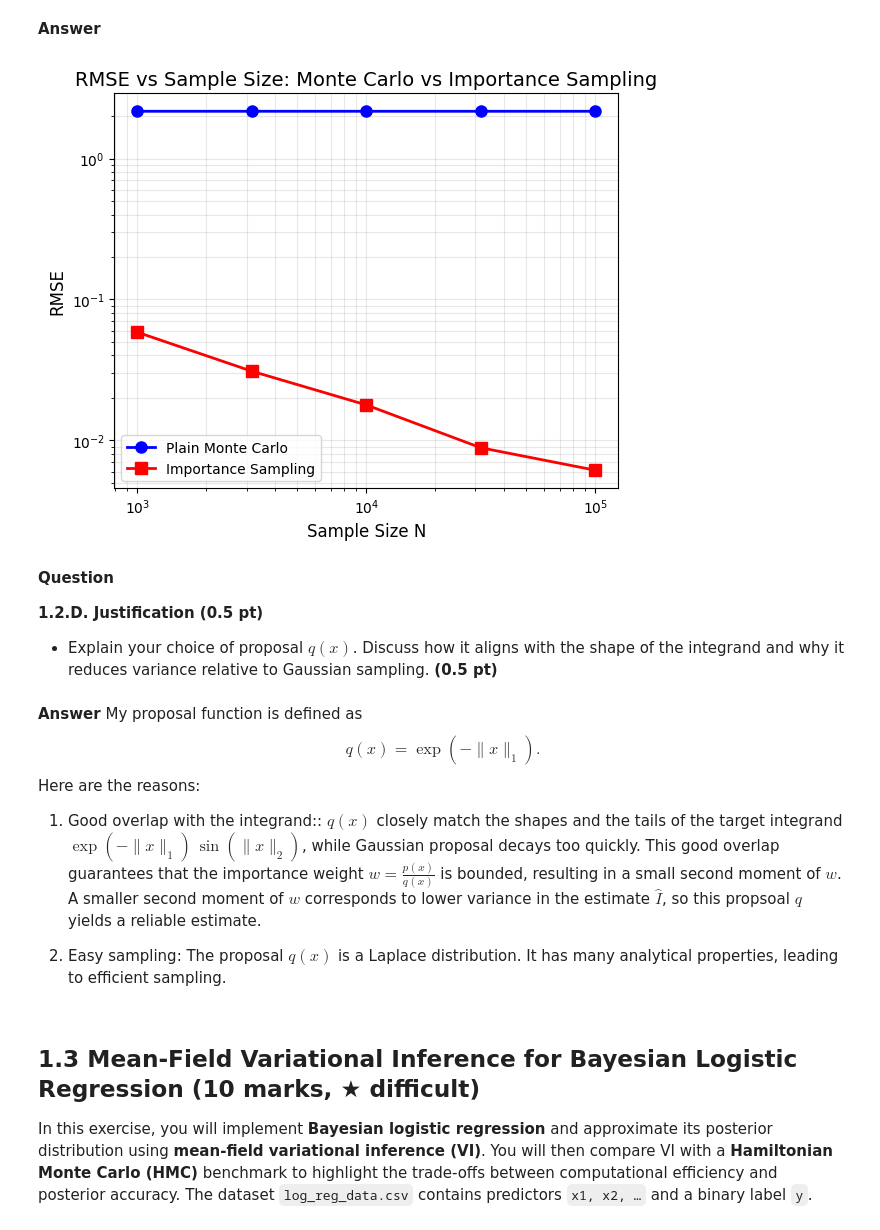
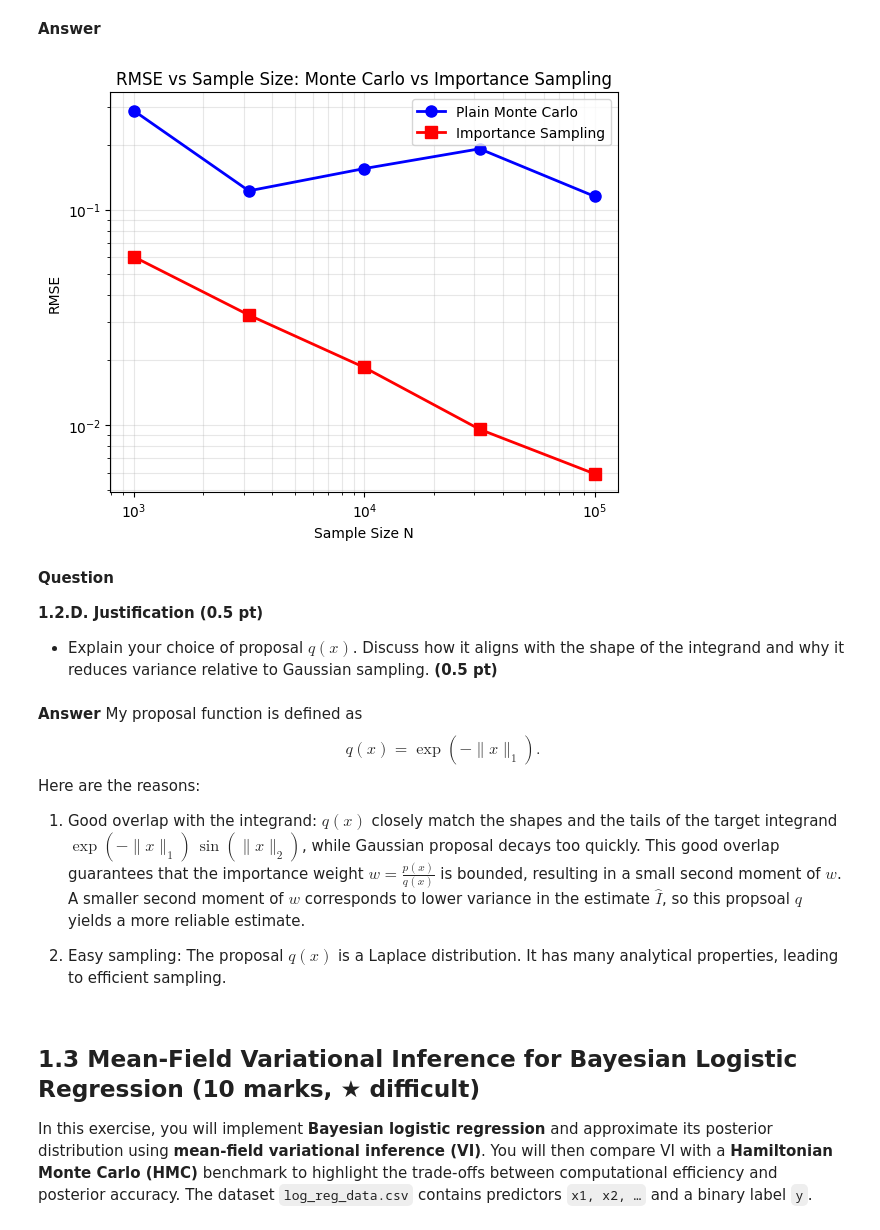
Before and after one commit to Tzu-Liang/COMP64101-Reasoning-and-Learning-under-Uncertainty-Module, a Jupyter notebook: Labs/comp64101_coursework_part1_a49626th.ipynb, the cells around one changed output. Saved outputs shown, nothing was run; the diff lists cells and outputs as text; code cells hidden in the pictures.

```diff
--- a/Labs/comp64101_coursework_part1_a49626th.ipynb
+++ b/Labs/comp64101_coursework_part1_a49626th.ipynb
@@ -323,0 +318,8 @@ Empirical standard error using plain MC: 0.000182
+# %%
+# Number of samples
+n_samples = 100000
+
+I_hat, empirical_SE = MC_integration(N = n_samples)
+print(f"{n_samples} samples from the Gaussian distribution:")
+print(f"Plain MC estimate of I: {I_hat:.6f}")
+print(f"Empirical standard error using plain MC: {empirical_SE:.6f}")
@@ -392,9 +398,11 @@ The absolute error for plain MC estimate: 2.170466
 # %%
 def proposal_distribution(x):
     '''
-    Proposal_distirbution is proportional to the integrand and should give a lower variance
-    This can be done by using a Laplace distribution
+    Proposal_distirbution is proportional to the integrand
+    It would give a lower variance of importance weight
+    Hence, I here choose a Laplace distribution
     '''
-    l1 = np.sum(np.abs(x), axis=-1) # norm 1
+    # Norm 1
+    l1 = np.sum(np.abs(x), axis=-1)
     return np.exp(-l1)/4
 # %%
@@ -434,13 +443,19 @@ def importance_sampling(N = 10000):
     '''
     N: numner of samples
     q(x): proposal distribution
-    proposed_samples: samples from a proposed probability distribution q(x)
+    proposed_samples: Samples from Laplace distribution
     1/N * sum(f/q), where f(x) is the integrand and q(x) is the proposal distribution
     '''
-    proposed_samples = np.random.laplace(loc=0, scale=1, size=(N, 2)) # Samples from Laplace distribution
+    # Samples from Laplace distribution
+    proposed_samples = np.random.laplace(loc=0, scale=1, size=(N, 2))
+
+    # Importance weights: true distribution / proposal distribution
     weights = integrand(proposed_samples) / proposal_distribution(proposed_samples)
-    I_hat = np.mean(weights) # MC estimate
-    empirical_SE = np.std(weights) / np.sqrt(N) # Empirical standard error
+
+    # Estimate and empirical standard error
+    I_hat = np.mean(weights)
+    empirical_SE = np.std(weights) / np.sqrt(N)
+
     return I_hat, empirical_SE
 
 I_hat, empirical_SE = importance_sampling(N = n_samples)
@@ -504,12 +520,9 @@ def rmse(y_true, y_pred):
     '''
     return np.sqrt(np.mean((y_true - y_pred) ** 2))
 # %%
-# ============================================================
-# RMSE for plain MC and importance sampling
-# ============================================================
 # Sample sizes
 N_values = np.logspace(3, 5, 5).astype(int)
-trials = 100
+trials = 200
 
 # Collect multiple estimates for each N
 I_hats_MC = []
@@ -520,38 +533,38 @@ for n in N_values:
         estimates.append(I_hat)
     I_hats_MC.append(estimates)
 
 I_hats_importance = []
 for n in N_values:
     estimates = []
     for _ in range(trials):
         I_hat, _ = importance_sampling(N=n)
         estimates.append(I_hat)
     I_hats_importance.append(estimates)
 
-# Compute RMSE: pass array of estimates vs true value
+# Compute RMSE
 rmse_MC = [rmse(result, np.array(estimates)) for estimates in I_hats_MC]
 rmse_importance = [rmse(result, np.array(estimates)) for estimates in I_hats_importance]
 
 
 # Create log-log plot
 plt.figure(figsize=(6, 5))
 
 plt.loglog(N_values, rmse_MC, 'o-', linewidth=2, markersize=8,
            label='Plain Monte Carlo', color='blue')
 plt.loglog(N_values, rmse_importance, 's-', linewidth=2, markersize=8,
            label='Importance Sampling', color='red')
 
 
-plt.xlabel('Sample Size N', fontsize=12)
-plt.ylabel('RMSE', fontsize=12)
-plt.title('RMSE vs Sample Size: Monte Carlo vs Importance Sampling', fontsize=14)
+plt.xlabel('Sample Size N')
+plt.ylabel('RMSE')
+plt.title('RMSE vs Sample Size: Monte Carlo vs Importance Sampling')
 plt.legend()
 plt.grid(True, alpha=0.3, which='both')
 plt.tight_layout()
 
 plt.show()
 # %% [output]
-[figure, old version]
+[figure, new version]
 # %% [markdown]
 **Question**
 
@@ -564,7 +577,7 @@ $$q(x)=\exp(-\|x\|_1).$$
 Here are the reasons:
 
 
-1.   Good overlap with the integrand:: $q(x)$ closely match the shapes and the tails of the target integrand $\exp(-\|x\|_1)\,\sin(\|x\|_2)$, while Gaussian proposal decays too quickly. This good overlap guarantees that the importance weight $w = \frac{p(x)}{q(x)}$ is bounded, resulting in a small second moment of $w$. A smaller second moment of $w$ corresponds to lower variance in the estimate $\hat{I}$, so this propsoal $q$ yields a reliable estimate.
+1.   Good overlap with the integrand: $q(x)$ closely match the shapes and the tails of the target integrand $\exp(-\|x\|_1)\,\sin(\|x\|_2)$, while Gaussian proposal decays too quickly. This good overlap guarantees that the importance weight $w = \frac{p(x)}{q(x)}$ is bounded, resulting in a small second moment of $w$. A smaller second moment of $w$ corresponds to lower variance in the estimate $\hat{I}$, so this propsoal $q$ yields a more reliable estimate.
 
 2.  Easy sampling: The proposal $q(x)$ is a Laplace distribution. It has many analytical properties, leading to efficient sampling.
 # %% [markdown]
```
Also changed, not shown: parts of 29 cells of this notebook.
